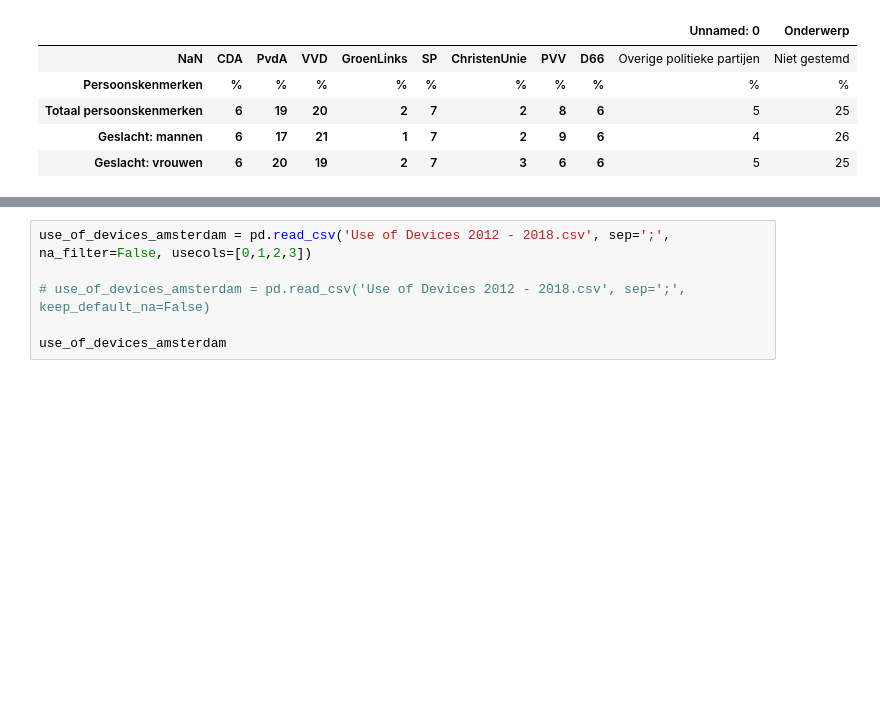
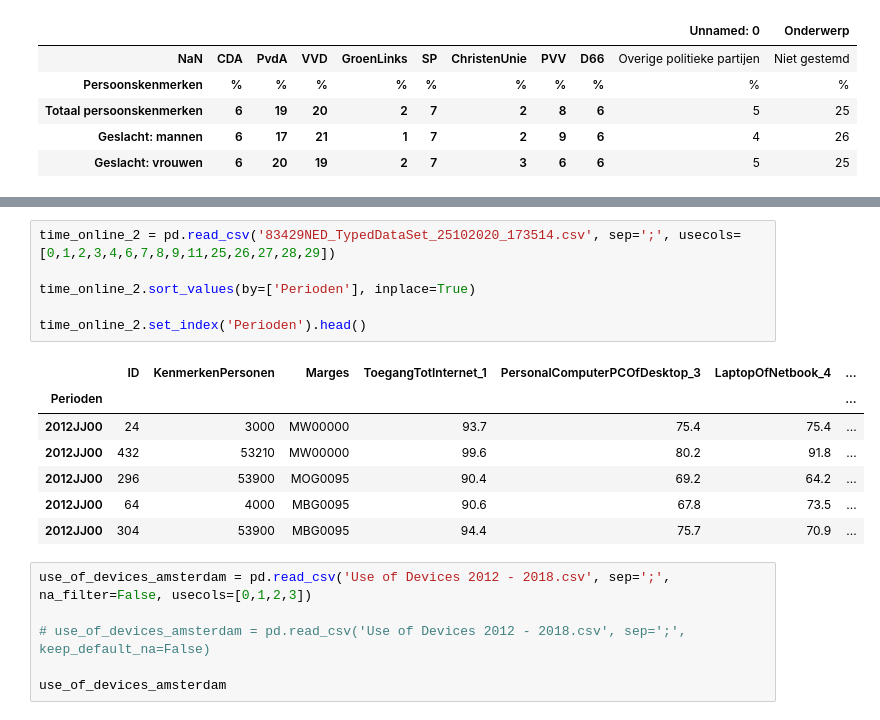
Before and after one commit to iswetha522/Amsterdam_Project, a Jupyter notebook: ProjectAmsterdam/DATA Project votes by age and time spend online.ipynb, the cells around one changed output, grey strips where cells are left out. Drawn from its saved outputs; the diff is of its cells as text; blank space fills up the shorter version.

```diff
--- a/ProjectAmsterdam/DATA Project votes by age and time spend online.ipynb
+++ b/ProjectAmsterdam/DATA Project votes by age and time spend online.ipynb
@@ -78,3 +90,17 @@ time_spend_online_extra.head()
+# %%
+time_online_2 = pd.read_csv('83429NED_TypedDataSet_25102020_173514.csv', sep=';', usecols=[0,1,2,3,4,6,7,8,9,11,25,26,27,28,29])
+
+time_online_2.sort_values(by=['Perioden'], inplace=True)
+
+time_online_2.set_index('Perioden').head()
+# %% [output]
+|  | ID | KenmerkenPersonen | Marges | ToegangTotInternet_1 | PersonalComputerPCOfDesktop_3 | LaptopOfNetbook_4 | ... |
+| Perioden |  |  |  |  |  |  | ... |
+| 2012JJ00 | 24 | 3000 | MW00000 | 93.7 | 75.4 | 75.4 | ... |
+| 2012JJ00 | 432 | 53210 | MW00000 | 99.6 | 80.2 | 91.8 | ... |
+| 2012JJ00 | 296 | 53900 | MOG0095 | 90.4 | 69.2 | 64.2 | ... |
+| 2012JJ00 | 64 | 4000 | MBG0095 | 90.6 | 67.8 | 73.5 | ... |
+| 2012JJ00 | 304 | 53900 | MBG0095 | 94.4 | 75.7 | 70.9 | ... |
 # %%
 use_of_devices_amsterdam = pd.read_csv('Use of Devices 2012 - 2018.csv', sep=';', na_filter=False, usecols=[0,1,2,3])
 
```
Also changed, not shown: parts of 7 cells of this notebook, 10 other files.
